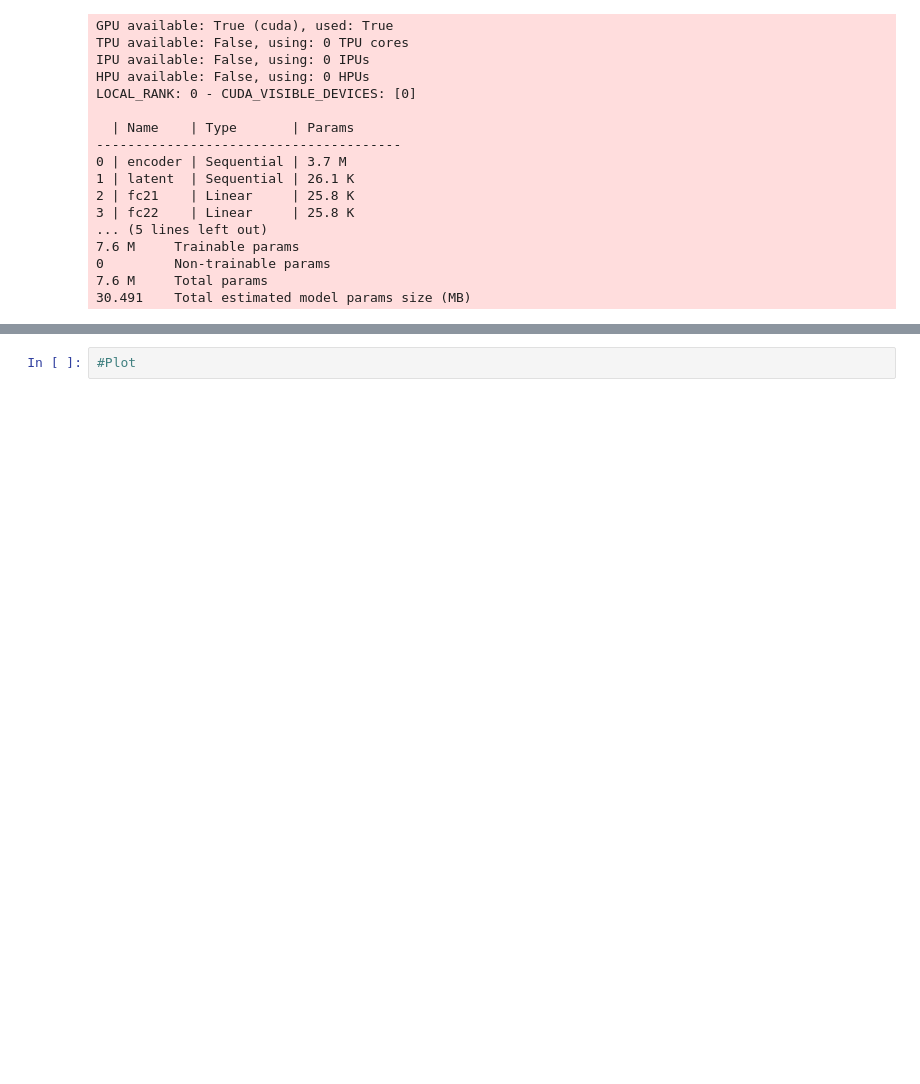
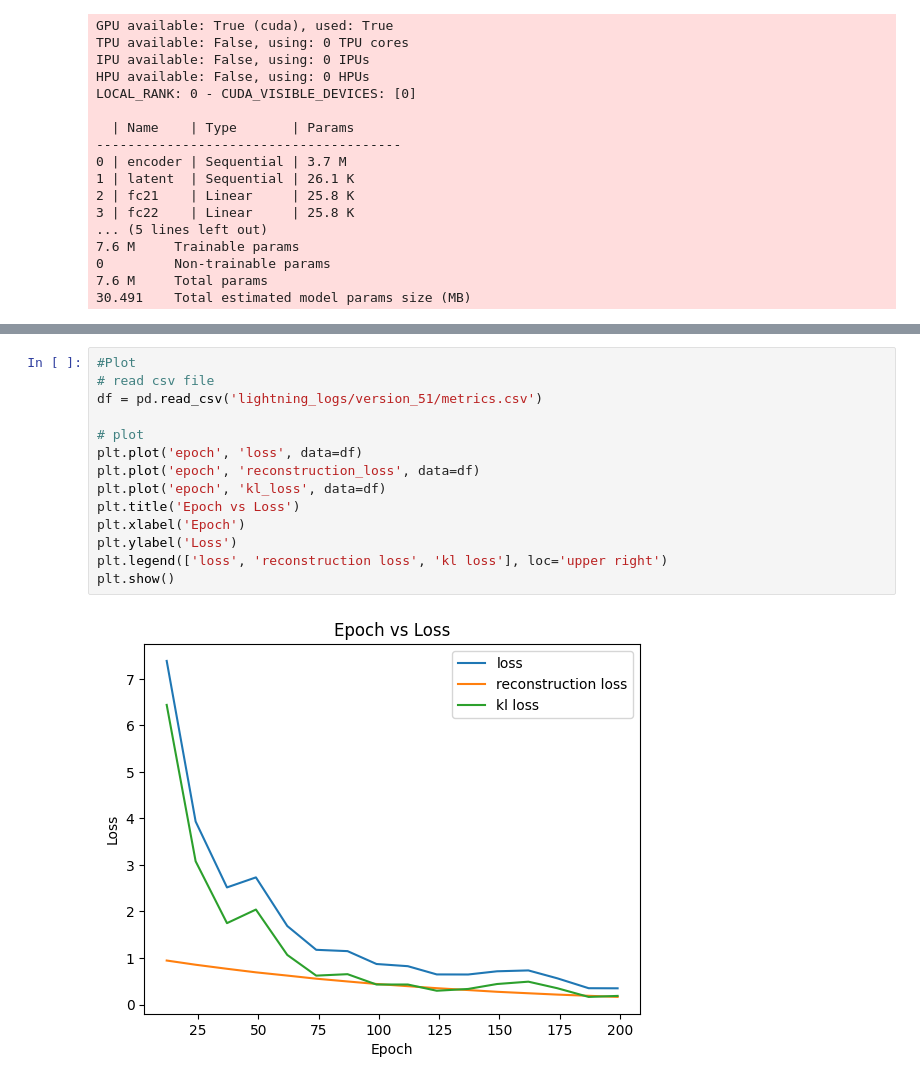
Before and after one commit to AlexanderFastner/Protein-Embeddings-to-Phylogenies, a Jupyter notebook: Lighting_VAE.ipynb, the cells around one changed output, grey strips where cells are left out. Drawn from its saved outputs; the diff is of its cells as text; blank space fills up the shorter version.

Commit message:
first plot

```diff
--- a/Lighting_VAE.ipynb
+++ b/Lighting_VAE.ipynb
@@ -140,2 +122,16 @@ trainer.validate(vae, val_dataloader)
 # %%
 #Plot
+# read csv file
+df = pd.read_csv('lightning_logs/version_51/metrics.csv')
+
+# plot
+plt.plot('epoch', 'loss', data=df)
+plt.plot('epoch', 'reconstruction_loss', data=df)
+plt.plot('epoch', 'kl_loss', data=df)
+plt.title('Epoch vs Loss')
+plt.xlabel('Epoch')
+plt.ylabel('Loss')
+plt.legend(['loss', 'reconstruction loss', 'kl loss'], loc='upper right')
+plt.show()
+# %% [output]
+[figure, added]
```
Also changed, not shown: parts of 3 cells of this notebook, 48 other files.
